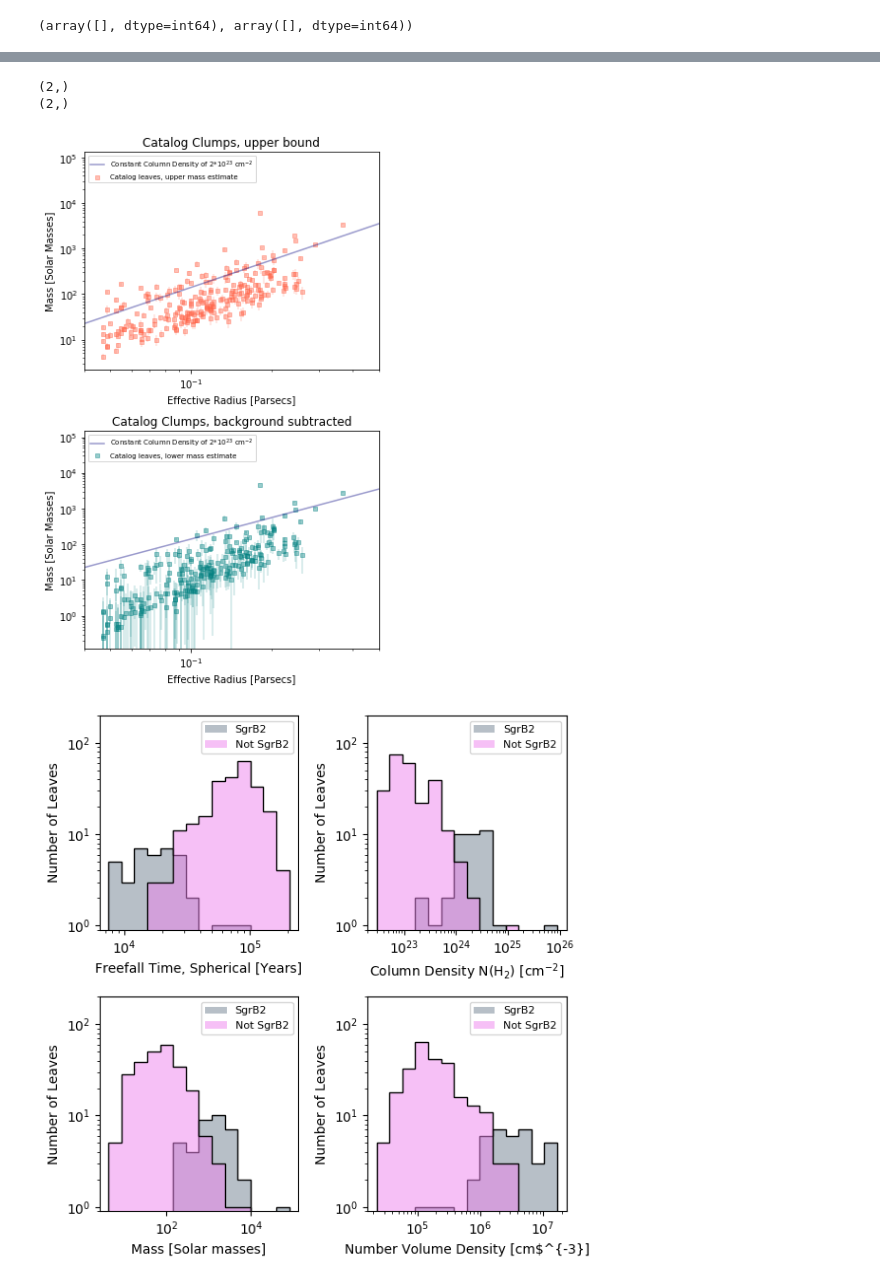
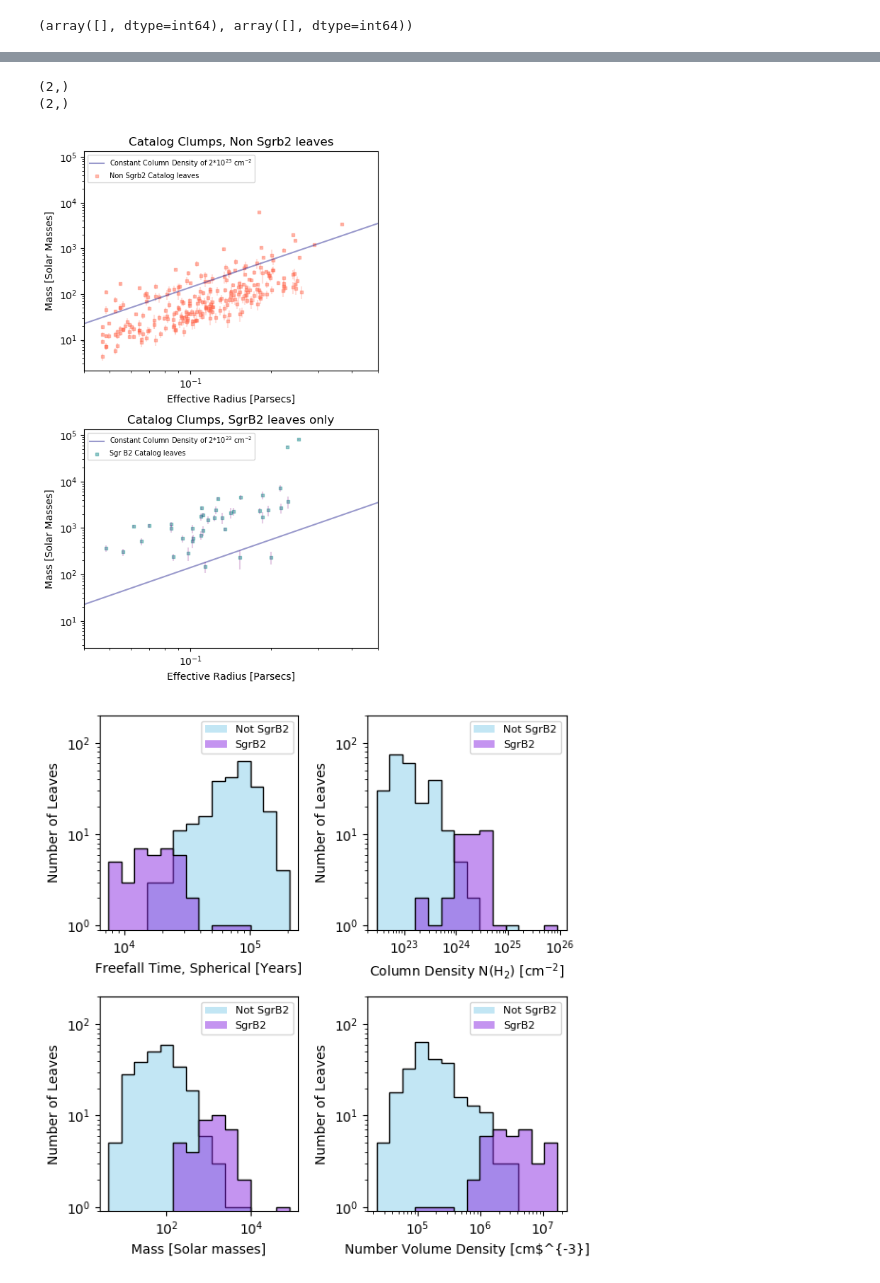
Before and after one commit to hpthatchfield/astrophys, a Jupyter notebook: SgrB2 Analysis for CMZoom.ipynb, the cells around one changed output, grey strips where cells are left out. Drawn from its saved outputs; the diff is of its cells as text; code cells hidden in the pictures.

```diff
--- a/SgrB2 Analysis for CMZoom.ipynb
+++ b/SgrB2 Analysis for CMZoom.ipynb
@@ -240,5 +240,5 @@ yglat = w.wcs_world2pix(catalog['glon'],catalog['glat'],0)[1]
 # %%
 sgrb2 = np.zeros_like(xglon)
 for i in range(len(sgrb2)):
-    if mask_data[int(yglat[i]),int(xglon[i])]==9:
+    if mask_data[int(yglat[i]),int(xglon[i])]==10:
         sgrb2[i]=1
@@ -245,6 +265,7 @@ for i in range(len(sgrb2)):
 # %%
 ## side by side
 nsgrb2 = (sgrb2==False)
+ysgrb2 = (sgrb2==True)
 plt.close()
 plt.rcParams.update({'font.size': 10}) #set fontsize
 noise_mass_arr = np.array(noise_mass)
@@ -261,8 +282,8 @@ f = plt.figure(figsize=(5,8))
 #plt.ylabel('Mass [Solar Masses]')
 
 ax1 = f.add_subplot(211)
-ax1.set_title('Catalog Clumps, upper bound')
-ax1.scatter(r_eff_pc[nsgrb2], mass[nsgrb2],s=10, color='tomato',alpha=.4,marker='s',label='Catalog leaves, upper mass estimate')
+ax1.set_title('Catalog Clumps, Non Sgrb2 leaves')
+ax1.scatter(r_eff_pc[nsgrb2], mass[nsgrb2],s=10, color='tomato',alpha=.4,marker='s',label='Non Sgrb2 Catalog leaves')
 ax1.plot(radius_vals,mass_bin,color='navy',label='Constant Column Density of 2*10$^{23}$ cm$^{-2}$',alpha=0.4)
 ax1.errorbar(x=r_eff_pc[nsgrb2], y=mass[nsgrb2], yerr=noise_mass_arr[nsgrb2], ls='none',color='tomato',alpha=0.2)
 
@@ -273,10 +294,10 @@ ax1.set_ylabel('Mass [Solar Masses]')
 ax1.set_xlim(4e-2,0.5)
 
 ax2 = f.add_subplot(212)
-ax2.set_title('Catalog Clumps, background subtracted')
-ax2.scatter(r_eff_pc[nsgrb2],mass_bgsub[nsgrb2], s=10, color='teal',alpha=.4,marker='s',label='Catalog leaves, lower mass estimate')
+ax2.set_title('Catalog Clumps, SgrB2 leaves only')
+ax2.scatter(r_eff_pc[ysgrb2],mass[ysgrb2], s=10, color='teal',alpha=.4,marker='s',label='Sgr B2 Catalog leaves')
 ax2.plot(radius_vals,mass_bin,color='navy',label='Constant Column Density of 2*10$^{23}$ cm$^{-2}$',alpha=0.4)
-ax2.errorbar(x=r_eff_pc[nsgrb2], y=mass_bgsub[nsgrb2], yerr=noise_mass_arr[nsgrb2], ls='none',color='teal',alpha=0.2)
+ax2.errorbar(x=r_eff_pc[ysgrb2], y=mass[ysgrb2], yerr=noise_mass_arr[ysgrb2], ls='none',color='purple',alpha=0.2)
 legend = ax2.legend(loc='upper left', shadow=False, fontsize=7)#'x-large')
 
 ax2.set_xlabel('Effective Radius [Parsecs]')
@@ -297,13 +318,13 @@ plt.tight_layout()
 
 # Save figure
 # Need to save it as a PDF, otherewise, lose transparency
-#plt.savefig(figure_path + 'twofig_subtracted_mass_radius'+targetname+'.pdf',
-#            format='pdf', dpi=100, bbox_inches='tight')
+plt.savefig(figure_path + 'sgrb2_mass_radius'+targetname+'.pdf',
+            format='pdf', dpi=100, bbox_inches='tight')
 plt.show()
 # %% [output]
 (2,)
 (2,)
-[figure, old version]
+[figure, new version]
 # %%
 #########################################################
 ### Histograms but with SgrB2 separation
@@ -323,15 +344,15 @@ axarr[0,0].set_xlabel('Freefall Time, Spherical [Years]')
 
 tffmin, tffmax = min(tff), max(tff)
 tff_logbins = np.logspace(np.log10(tffmin), np.log10(tffmax),15)
+h1,l1,p1 = axarr[0,0].hist(tff[nsgrb2cond],
+                   tff_logbins, color='skyblue',alpha=0.5, log=True,
+                   label='Not SgrB2')
+h1,l1,p1 = axarr[0,0].hist(tff[nsgrb2cond],
+                   tff_logbins, color='k',alpha=1.0,histtype='step', log=True)
 h1,l1,p1 = axarr[0,0].hist(tff[sgrb2cond],
-                   tff_logbins, color='slategrey',alpha=0.5, log=True,
+                   tff_logbins, color='blueviolet',alpha=0.5, log=True,
                    label='SgrB2')
 h1,l1,p1 = axarr[0,0].hist(tff[sgrb2cond],
-                   tff_logbins, color='k',alpha=1.0,histtype='step', log=True)
-h1,l1,p1 = axarr[0,0].hist(tff[nsgrb2cond],
-                   tff_logbins, color='violet',alpha=0.5, log=True,
-                   label='Not SgrB2')
-h1,l1,p1 = axarr[0,0].hist(tff[nsgrb2cond],
                    tff_logbins, color='k',alpha=1.0,histtype='step', log=True)
 axarr[0,0].set_xscale("log")
 axarr[0,0].legend(loc='best', shadow=False, fontsize=8)
@@ -343,16 +364,15 @@ axarr[0,1].set_xlabel('Column Density N(H$_2$) [cm$^{-2}$]')
 
 Nmin, Nmax = min(Column_N), max(Column_N)
 N_logbins = np.logspace(np.log10(Nmin), np.log10(Nmax),15)
-
+h1,l1,p1 = axarr[0,1].hist(Column_N[nsgrb2cond],
+                   N_logbins, color='skyblue',alpha=0.5, log=True,
+                   label='Not SgrB2')
+h1,l1,p1 = axarr[0,1].hist(Column_N[nsgrb2cond],
+                   N_logbins, color='k',alpha=1.0,histtype='step', log=True)
 h1,l1,p1 = axarr[0,1].hist(Column_N[sgrb2cond],
-                   N_logbins, color='slategrey',alpha=0.5, log=True,
+                   N_logbins, color='blueviolet',alpha=0.5, log=True,
                    label='SgrB2')
 h1,l1,p1 = axarr[0,1].hist(Column_N[sgrb2cond],
-                   N_logbins, color='k',alpha=1.0,histtype='step', log=True)
-h1,l1,p1 = axarr[0,1].hist(Column_N[nsgrb2cond],
-                   N_logbins, color='violet',alpha=0.5, log=True,
-                   label='Not SgrB2')
-h1,l1,p1 = axarr[0,1].hist(Column_N[nsgrb2cond],
                    N_logbins, color='k',alpha=1.0,histtype='step', log=True)
 
 axarr[0,1].set_xscale("log")
@@ -366,15 +386,15 @@ axarr[1,0].set_xlabel('Mass [Solar masses]')
 
 massmin, massmax = min(mass), max(mass)
 logbins = np.logspace(np.log10(massmin), np.log10(massmax),15)
+h12,l1,p1 = axarr[1,0].hist(mass[nsgrb2cond],
+                   logbins, color='skyblue',alpha=0.5, log=True,
+                   label='Not SgrB2')
+h12,l1,p1 = axarr[1,0].hist(mass[nsgrb2cond],
+                   logbins, color='k',alpha=1.0,histtype='step', log=True)
 h12,l1,p1 = axarr[1,0].hist(mass[sgrb2cond],
-                   logbins, color='slategrey',alpha=0.5, log=True,
+                   logbins, color='blueviolet',alpha=0.5, log=True,
                    label='SgrB2')
 h12,l1,p1 = axarr[1,0].hist(mass[sgrb2cond],
-                   logbins, color='k',alpha=1.0,histtype='step', log=True)
-h12,l1,p1 = axarr[1,0].hist(mass[nsgrb2cond],
-                   logbins, color='violet',alpha=0.5, log=True,
-                   label='Not SgrB2')
-h12,l1,p1 = axarr[1,0].hist(mass[nsgrb2cond],
                    logbins, color='k',alpha=1.0,histtype='step', log=True)
 
 axarr[1,0].set_xscale("log")
@@ -389,41 +409,41 @@ axarr[1,0].set_ylim(0.9,200)
 # h1,l1,p1 = axarr[1,1].hist(r_eff_pc,
 #                    reff_linbins, color='mediumorchid',alpha=0.7, log=True,
 #                    label='SMA Clumps')
 # h1,l1,p1 = axarr[1,1].hist(r_eff_pc,
 #                    reff_linbins, color='k',alpha=1.0,histtype='step', log=True)
 
 #axarr[1,1].set_xscale("log")
 ####
 ####
 axarr[1,1].set_ylabel('Number of Leaves')
 axarr[1,1].set_xlabel('Number Volume Density [cm$^{-3}]')
 nmin, nmax = min(Vol_n), max(Vol_n)
+h1,l1,p1 = axarr[1,1].hist(Vol_n[nsgrb2cond],
+                   n_logbins, color='skyblue',alpha=0.5, log=True,
+                   label='Not SgrB2')
+h1,l1,p1 = axarr[1,1].hist(Vol_n[nsgrb2cond],
+                   n_logbins, color='k',alpha=1.0,histtype='step', log=True)
 n_logbins = np.logspace(np.log10(nmin), np.log10(nmax),15)
 h1,l1,p1 = axarr[1,1].hist(Vol_n[sgrb2cond],
-                   n_logbins, color='slategrey',alpha=0.5, log=True,
+                   n_logbins, color='blueviolet',alpha=0.5, log=True,
                    label='SgrB2')
 h1,l1,p1 = axarr[1,1].hist(Vol_n[sgrb2cond],
-                   n_logbins, color='k',alpha=1.0,histtype='step', log=True)
-h1,l1,p1 = axarr[1,1].hist(Vol_n[nsgrb2cond],
-                   n_logbins, color='violet',alpha=0.5, log=True,
-                   label='Not SgrB2')
-h1,l1,p1 = axarr[1,1].hist(Vol_n[nsgrb2cond],
                    n_logbins, color='k',alpha=1.0,histtype='step', log=True)
 
 axarr[1,1].set_xscale("log")
 axarr[1,1].legend(loc='best', shadow=False, fontsize=8)
 axarr[1,1].set_ylim(0.9,200)
 
 ####
 
 plt.tight_layout()
 
 # Save figure
 # Need to save it as a PDF, otherewise, lose transparency
-#plt.savefig(figure_path + 'histogram_4panel'+targetname+'rcond.pdf',format='pdf', dpi=100, bbox_inches='tight')
+plt.savefig(figure_path + 'sgrb2_4panel'+targetname+'.pdf',format='pdf', dpi=100, bbox_inches='tight')
 plt.show()
 # %% [output]
-[figure, old version]
+[figure, new version]
 # %%
 ### Make figure of column density
 catalog = table_hdu[1].data
```
Also changed, not shown: parts of 1 cell of this notebook, 5 other files.
